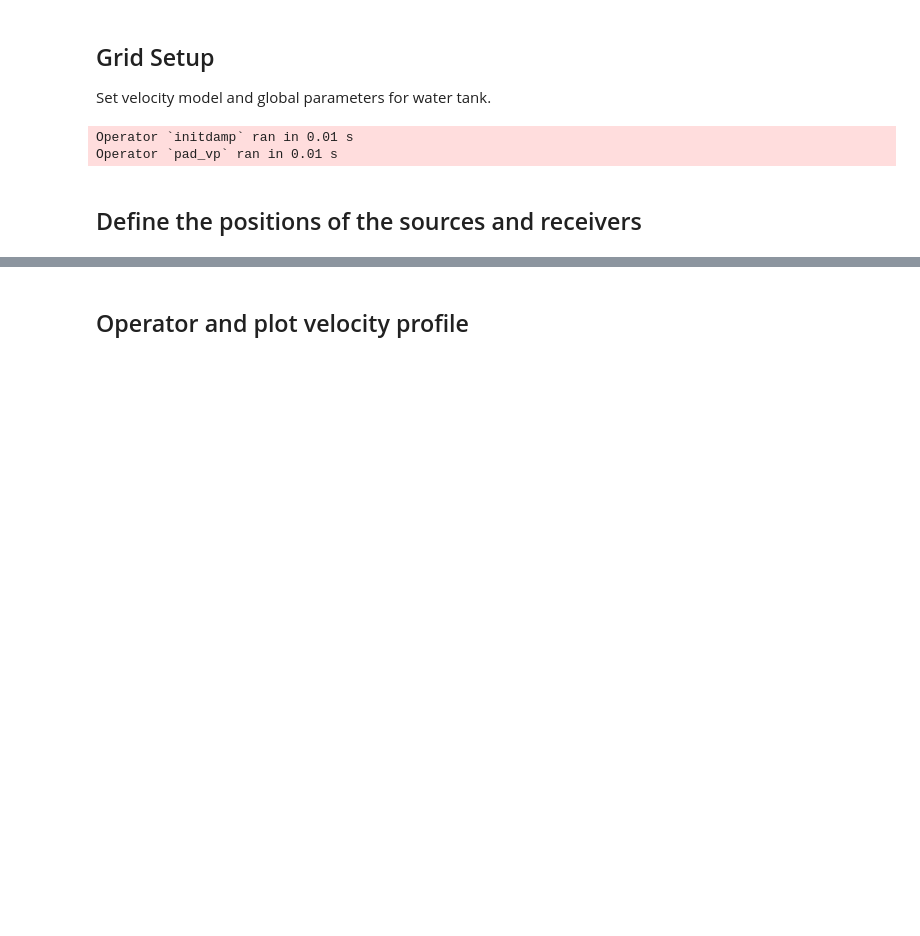
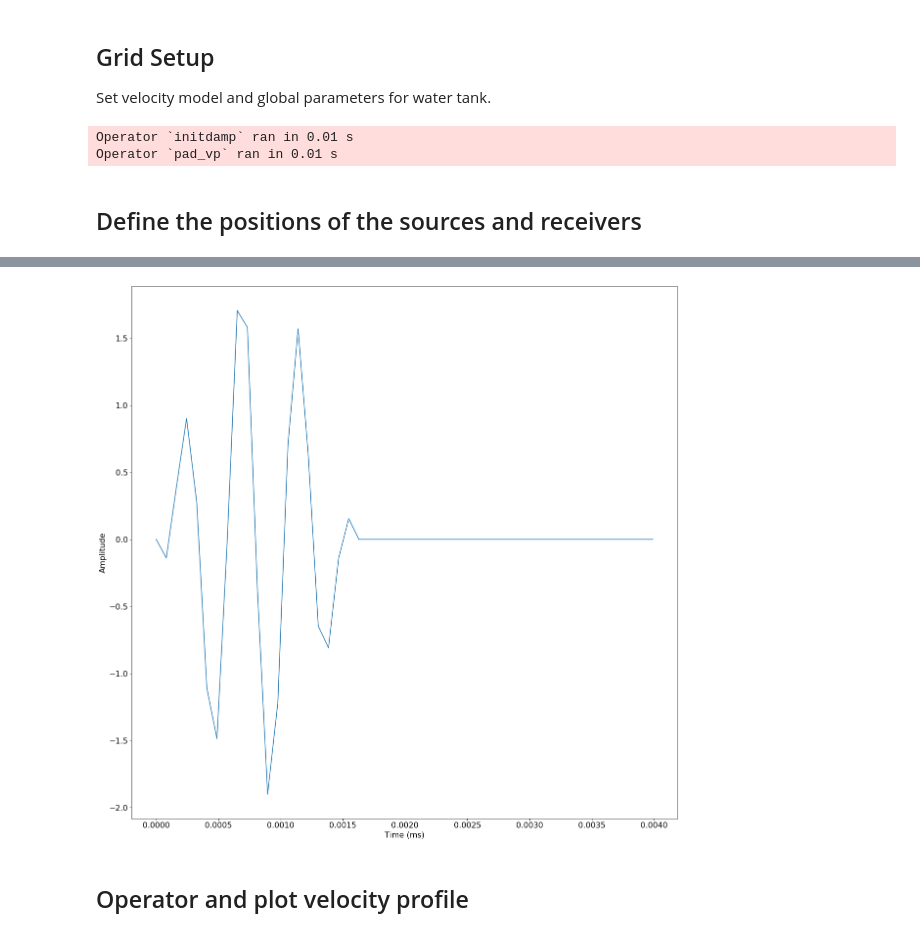
Before and after one commit to bgd54/sonar-FWI, a Jupyter notebook: water_tank/05_imaging.ipynb, the cells around one changed output, grey strips where cells are left out. Cells and saved outputs as stored; diff of their text form; code cells hidden in the pictures; blank space fills up the shorter version.

```diff
--- a/water_tank/05_imaging.ipynb
+++ b/water_tank/05_imaging.ipynb
@@ -125,3 +124,12 @@ plot_velocity(model, source=src.coordinates.data,
+# %%
+plt.figure()
+plt.plot(src.time_values[0:50], src.data[:50,0])
+plt.xlabel('Time (ms)')
+plt.ylabel('Amplitude')
+plt.tick_params()
+plt.show()
+# %% [output]
+[figure, added]
 # %% [markdown]
 ## Operator and plot velocity profile
 # %%
```
Also changed, not shown: parts of 8 cells of this notebook, 2 other files.
